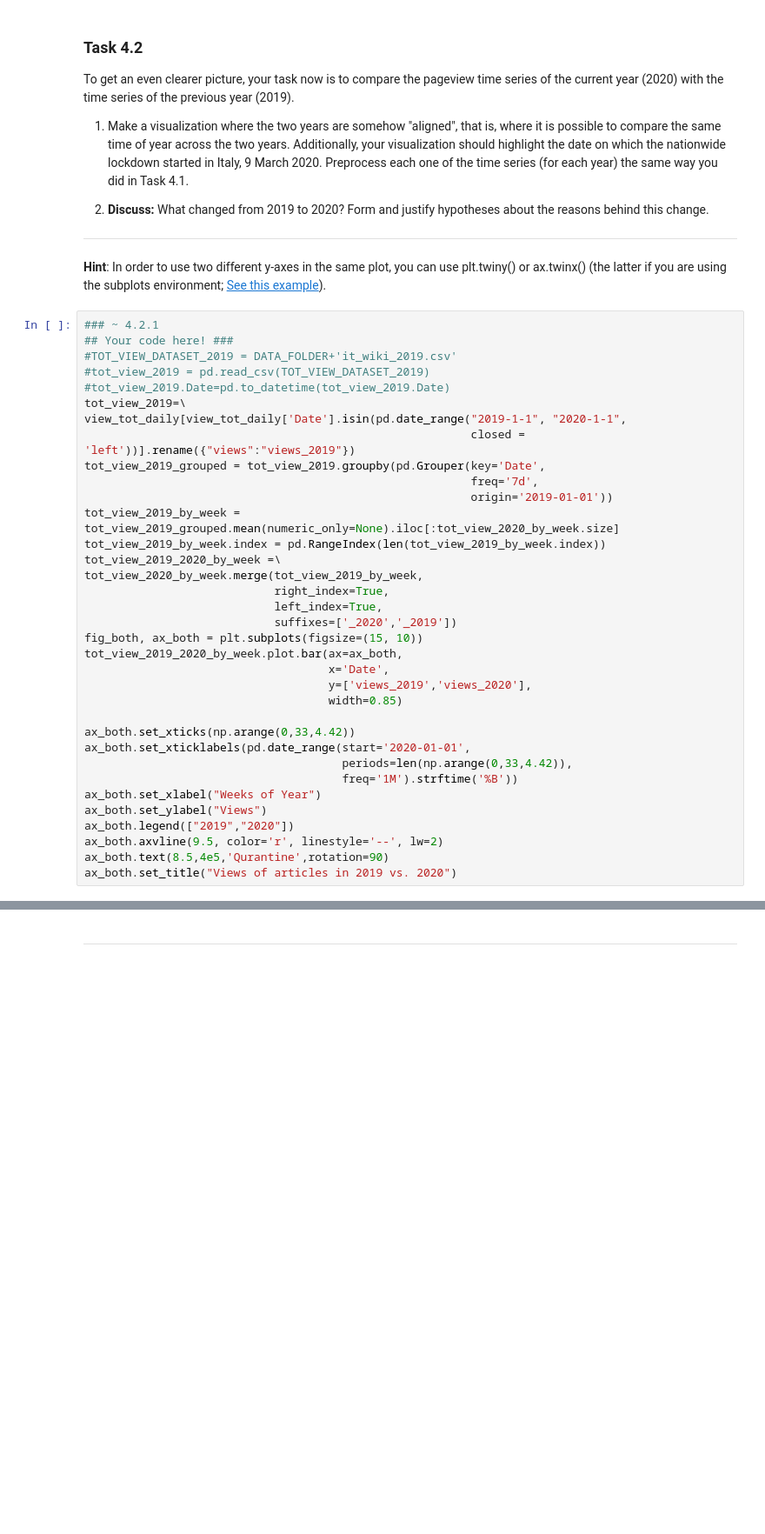
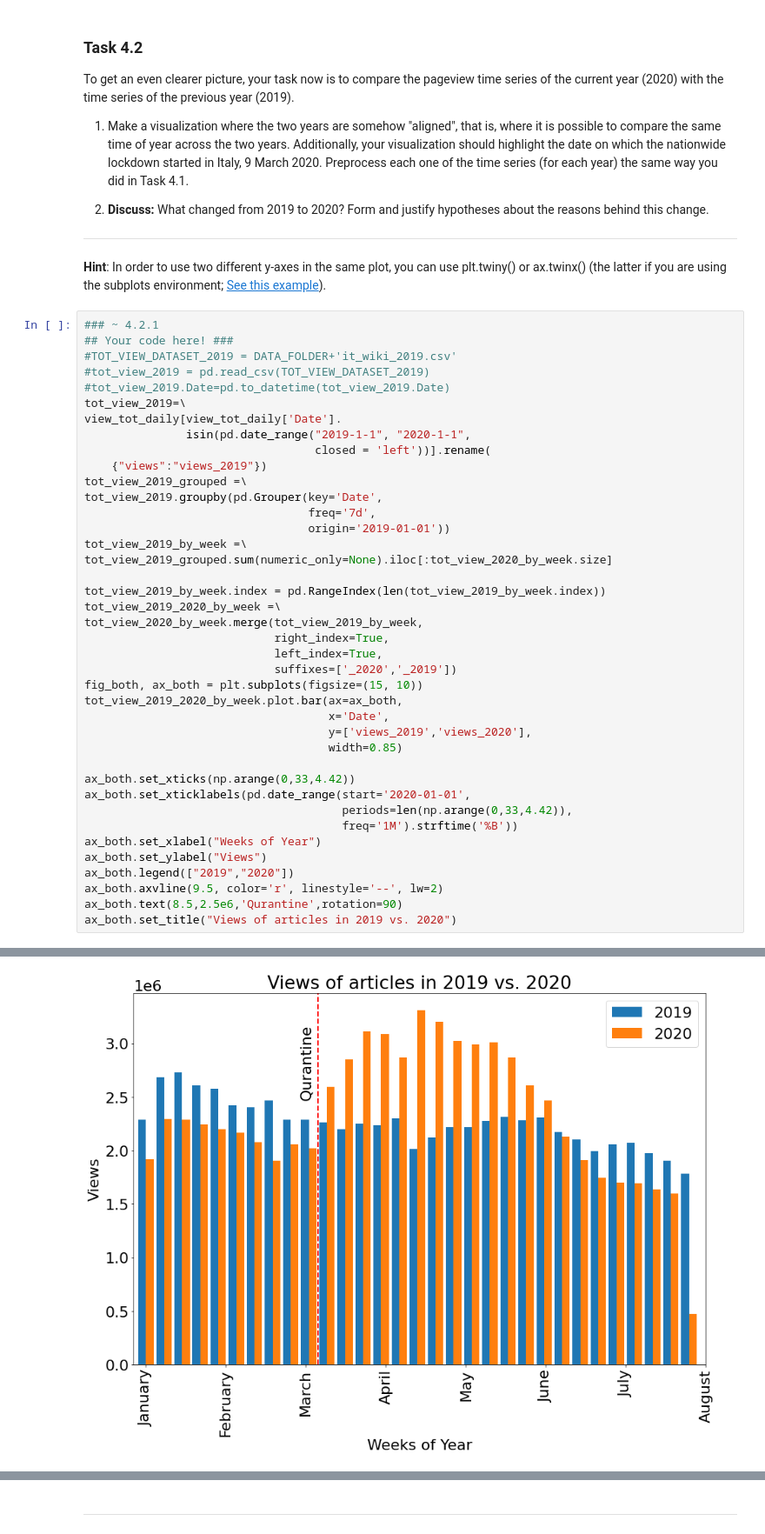
Before and after one commit to alec-flowers/ada-2020-homework1-pandas-pied, a Jupyter notebook: 01 - Pandas Data Wrangling and Data Viz/hw1.ipynb, the cells around one changed output, grey strips where cells are left out. Shown at 87% size. Saved outputs shown, nothing was run; the diff lists cells and outputs as text; blank space fills up the shorter version.

```diff
--- a/01 - Pandas Data Wrangling and Data Viz/hw1.ipynb
+++ b/01 - Pandas Data Wrangling and Data Viz/hw1.ipynb
@@ -657,12 +706,17 @@ To get an even clearer picture, your task now is to compare the pageview time se
 #tot_view_2019 = pd.read_csv(TOT_VIEW_DATASET_2019)
 #tot_view_2019.Date=pd.to_datetime(tot_view_2019.Date)
 tot_view_2019=\
-view_tot_daily[view_tot_daily['Date'].isin(pd.date_range("2019-1-1", "2020-1-1",
-                                                         closed = 'left'))].rename({"views":"views_2019"})
-tot_view_2019_grouped = tot_view_2019.groupby(pd.Grouper(key='Date',
-                                                         freq='7d',
-                                                         origin='2019-01-01'))
-tot_view_2019_by_week = tot_view_2019_grouped.mean(numeric_only=None).iloc[:tot_view_2020_by_week.size]
+view_tot_daily[view_tot_daily['Date'].
+               isin(pd.date_range("2019-1-1", "2020-1-1",
+                                  closed = 'left'))].rename(
+    {"views":"views_2019"})
+tot_view_2019_grouped =\
+tot_view_2019.groupby(pd.Grouper(key='Date',
+                                 freq='7d',
+                                 origin='2019-01-01'))
+tot_view_2019_by_week =\
+tot_view_2019_grouped.sum(numeric_only=None).iloc[:tot_view_2020_by_week.size]
+
 tot_view_2019_by_week.index = pd.RangeIndex(len(tot_view_2019_by_week.index))
 tot_view_2019_2020_by_week =\
 tot_view_2020_by_week.merge(tot_view_2019_by_week,
@@ -683,5 +737,6 @@ ax_both.set_xlabel("Weeks of Year")
 ax_both.set_ylabel("Views")
 ax_both.legend(["2019","2020"])
 ax_both.axvline(9.5, color='r', linestyle='--', lw=2)
-ax_both.text(8.5,4e5,'Qurantine',rotation=90)
+ax_both.text(8.5,2.5e6,'Qurantine',rotation=90)
 ax_both.set_title("Views of articles in 2019 vs. 2020")
+# %% [output]
@@ -688,3 +744,4 @@ ax_both.set_title("Views of articles in 2019 vs. 2020")
+[figure, added]
 # %%
 # add the line plot here:
 fig_both, ax_both = plt.subplots(figsize=(16,8))
```
Also changed, not shown: parts of 23 cells of this notebook.
